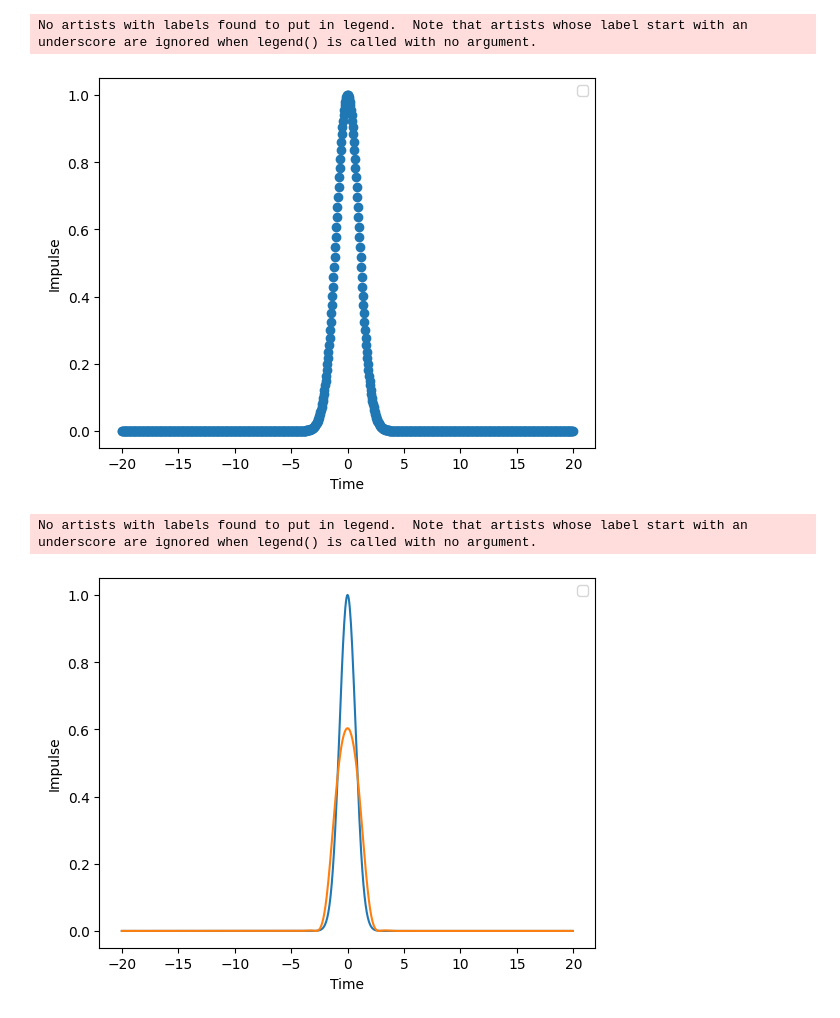
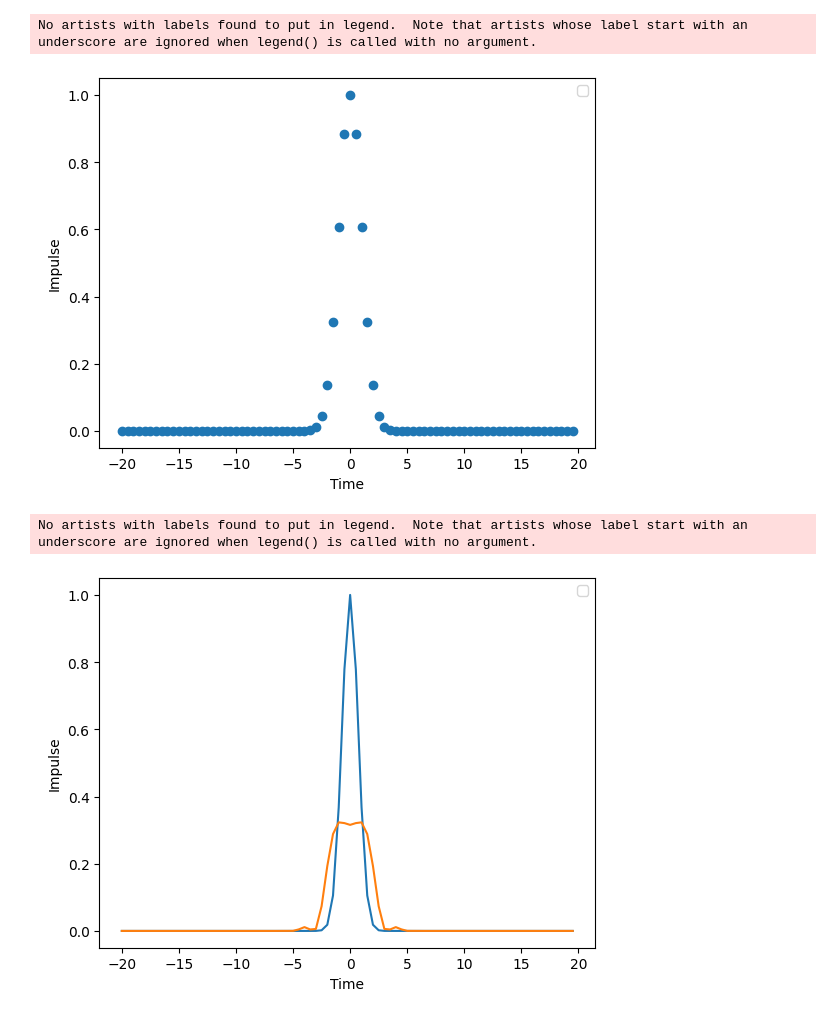
Before and after one commit to slikyumsh/MathModellingLabs_ITMO, a Jupyter notebook: Lab4/lab2.ipynb, the cells around one changed output. Cells and saved outputs as stored; diff of their text form; code cells hidden in the pictures.

```diff
--- a/Lab4/lab2.ipynb
+++ b/Lab4/lab2.ipynb
@@ -8,7 +8,7 @@ n = 1000 #точек
 time = 20#фс 20 * 10 ^ (-15)
 c = 3. * 10** (8) # м/с
 # %%
-dz = 0.05
+dz = 0.5
 dt=0.000625
 t=1.
 z = 20.
@@ -44,49 +44,49 @@ plt.legend()
 plt.show()
 # %% [output]
 No artists with labels found to put in legend.  Note that artists whose label start with an underscore are ignored when legend() is called with no argument.
-[figure, old version]
+[figure, new version]
 # %%
-beta2 = 1.
+beta2 = 3.
 # %%
 for i in range(0, len(t_array)-1):
     for j in range(0, len(z_array)):
         #q(m+1,n)=q(m-1, n) - 1j *((2dt/(dx)^2) *(q mn+1 -2 q m n +q m n-1)+4dtq^2 (m n) q mn)
         if i == 0:
             if j == 0:
-                q[i + 1][j] = 0 - 1j *(2 * dt/(dz)**2) *(q[i][j+1] -2 * q[i][j] + q[i][j + 1])
+                q[i + 1][j] = 0 - 1j *(beta2 * 2 * dt/(dz)**2) *(q[i][j+1] -2 * q[i][j] + q[i][j + 1])
             else:
                 if j == len(z_array) - 1:
-                    q[i + 1][j] = 0 - 1j *(2 * dt/(dz)**2) *(q[i][j - 1] -2 * q[i][j] + q[i][j - 1])
+                    q[i + 1][j] = 0 - 1j *(beta2 * 2 * dt/(dz)**2) *(q[i][j - 1] -2 * q[i][j] + q[i][j - 1])
                 else:
-                    q[i + 1][j] = 0 - 1j *(2 * dt/(dz)**2) *(q[i][j+1] -2 * q[i][j] + q[i][j-1])
+                    q[i + 1][j] = 0 - 1j *(beta2 * 2 * dt/(dz)**2) *(q[i][j+1] -2 * q[i][j] + q[i][j-1])
         else:
             if j == 0:
-                q[i + 1][j] = q[i - 1][j] - 1j *((2 * dt/(dz)**2) *(q[i][j+1] -2 * q[i][j] + q[i][j + 1]))
+                q[i + 1][j] = q[i - 1][j] - 1j *((beta2 * 2 * dt/(dz)**2) *(q[i][j+1] -2 * q[i][j] + q[i][j + 1]))
             else:
                 if j == len(z_array) - 1:
-                    q[i + 1][j] = q[i - 1][j] - 1j *((2 * dt/(dz)**2) *(q[i][j - 1] -2 * q[i][j] + q[i][j - 1]))
+                    q[i + 1][j] = q[i - 1][j] - 1j *((beta2 * 2 * dt/(dz)**2) *(q[i][j - 1] -2 * q[i][j] + q[i][j - 1]))
                 else:
-                    q[i + 1][j] = q[i - 1][j] - 1j *((2 * dt/(dz)**2) *(q[i][j+1] -2 * q[i][j] + q[i][j-1]))
+                    q[i + 1][j] = q[i - 1][j] - 1j *((beta2 * 2 * dt/(dz)**2) *(q[i][j+1] -2 * q[i][j] + q[i][j-1]))
 # %%
 graph1 = []
 for q_i in q[0]:
     graph1.append(abs(q_i)**2)
 
 graph2 = []
-for q_i in q[800]:
+for q_i in q[550]:
     graph2.append(abs(q_i) ** 2)
 
 '''graph3 = []
 for q_i in q[999]:
     graph3.append(abs(q_i) ** 2)  '''
 
 plt.plot(z_array, graph1)
 plt.plot(z_array, graph2)
 #plt.scatter(t, impulse3)
 plt.xlabel("Time")
 plt.ylabel('Impulse')
 plt.legend()
 plt.show()
 # %% [output]
 No artists with labels found to put in legend.  Note that artists whose label start with an underscore are ignored when legend() is called with no argument.
-[figure, old version]
+[figure, new version]
```
Also changed, not shown: 27 other files.
